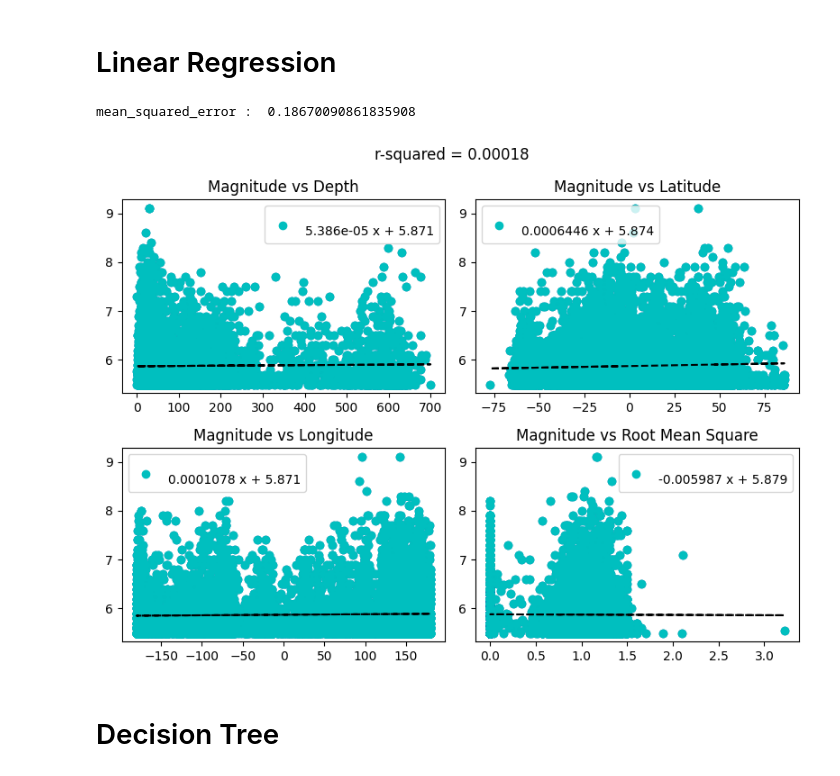
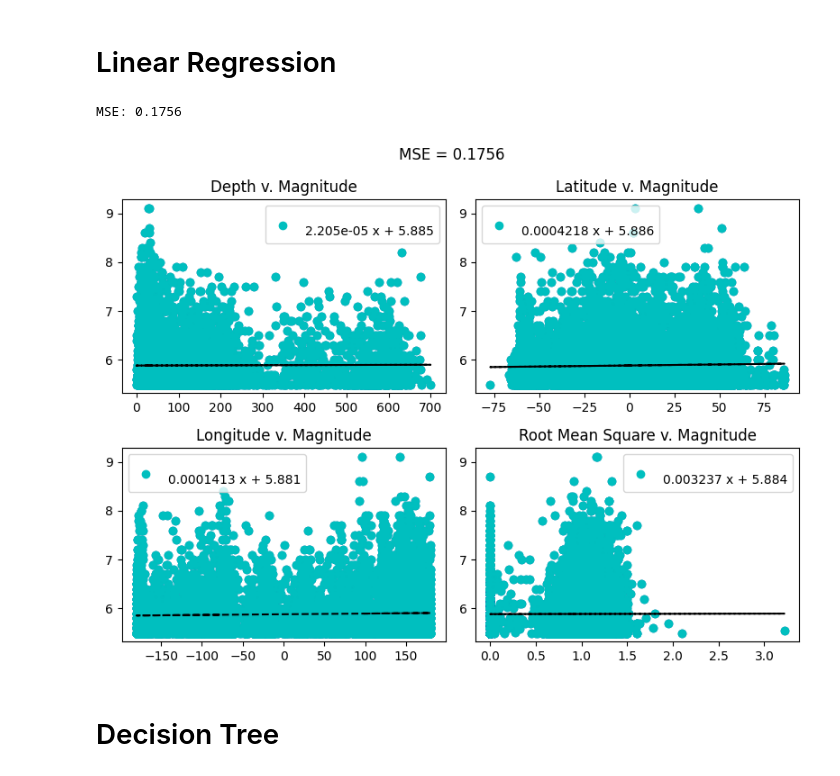
Before and after one commit to COGS118A/Group003-Wi23, a Jupyter notebook: CheckpointGroup003-Wi23.ipynb, the cells around one changed output. Saved outputs shown, nothing was run; the diff lists cells and outputs as text; code cells hidden in the pictures.

```diff
--- a/CheckpointGroup003-Wi23.ipynb
+++ b/CheckpointGroup003-Wi23.ipynb
@@ -113,58 +113,60 @@ import copy
 # %% [markdown]
 # Linear Regression
 # %%
-lin_model = linear_model.LinearRegression()
-
+# Split the data into random training and test sets
 X_train, X_test, y_train, y_test = train_test_split(X, y, test_size = 0.4, random_state = 42)
 
+# Generate a linear regression model and make predictions on the test data
+lin_model = linear_model.LinearRegression()
 lin_model.fit(X_train, y_train)
 y_pred = lin_model.predict(X_test)
-
-print('mean_squared_error : ', mean_squared_error(y_test, y_pred))
-# %% [output]
-mean_squared_error :  0.18670090861835908
 # %%
+# Print the mean squared error of the model on the test data
+print("MSE: {:.4f}".format(mean_squared_error(y_test, y_pred)))
+
 fig, axs = plt.subplots(figsize = (8, 6), nrows = 2, ncols = 2, sharex = False, sharey = False)
 
+# Graph the linear model of Depth v. Magnitude with plotted data points
 axs[0, 0].scatter(X_train['Depth'], y_train)
 m,b = np.polyfit(X_train['Depth'], y_train, 1)
 coef = np.polyfit(X_train['Depth'], y_train,1)
 poly1d_fn = np.poly1d(coef)
 line1 = axs[0, 0].plot(X_train['Depth'], y_train, 'co', X_train['Depth'], poly1d_fn(X_train['Depth']), '--k')
-axs[0, 0].title.set_text('Magnitude vs Depth')
+axs[0, 0].title.set_text('Depth v. Magnitude')
 axs[0, 0].legend((line1),('{}'.format(poly1d_fn),))
 
-
+# Graph the linear model of Latitude v. Magnitude with plotted data points
 axs[0, 1].scatter(X_train['Latitude'], y_train)
 m,b = np.polyfit(X_train['Latitude'], y_train, 1)
 coef = np.polyfit(X_train['Latitude'], y_train,1)
 poly1d_fn = np.poly1d(coef)
 line2 = axs[0, 1].plot(X_train['Latitude'], y_train, 'co', X_train['Latitude'], poly1d_fn(X_train['Latitude']), '--k')
-axs[0, 1].title.set_text('Magnitude vs Latitude')
+axs[0, 1].title.set_text('Latitude v. Magnitude')
 axs[0, 1].legend((line2),('{}'.format(poly1d_fn),))
 
-
+# Graph the linear model of Longitude v. Magnitude with plotted data points
 axs[1, 0].scatter(X_train['Longitude'], y_train)
 m,b = np.polyfit(X_train['Longitude'], y_train, 1)
 coef = np.polyfit(X_train['Longitude'], y_train,1)
 poly1d_fn = np.poly1d(coef)
 line3 = axs[1, 0].plot(X_train['Longitude'], y_train, 'co', X_train['Longitude'], poly1d_fn(X_train['Longitude']), '--k')
-axs[1, 0].title.set_text('Magnitude vs Longitude')
+axs[1, 0].title.set_text('Longitude v. Magnitude')
 axs[1, 0].legend((line3),('{}'.format(poly1d_fn),))
 
-
+# Graph the linear model of Root Mean Square v. Magnitude with plotted data points
 axs[1, 1].scatter(X_train['Root Mean Square'], y_train)
 m,b = np.polyfit(X_train['Root Mean Square'], y_train, 1)
 coef = np.polyfit(X_train['Root Mean Square'], y_train,1)
 poly1d_fn = np.poly1d(coef)
 line4 = axs[1, 1].plot(X_train['Root Mean Square'], y_train, 'co', X_train['Root Mean Square'], poly1d_fn(X_train['Root Mean Square']), '--k')
-axs[1, 1].title.set_text('Magnitude vs Root Mean Square')
+axs[1, 1].title.set_text('Root Mean Square v. Magnitude')
 axs[1, 1].legend((line4),('{}'.format(poly1d_fn),))
 
-fig.suptitle("r-squared = {:.5f}".format(r2_score(y_test, y_pred)))
+fig.suptitle("MSE = {:.4f}".format(mean_squared_error(y_test, y_pred)))
 fig.tight_layout()
 # %% [output]
+MSE: 0.1756
-[figure, old version]
+[figure, new version]
 # %% [markdown]
 # Decision Tree
 # %%
```
Also changed, not shown: parts of 6 cells of this notebook.
